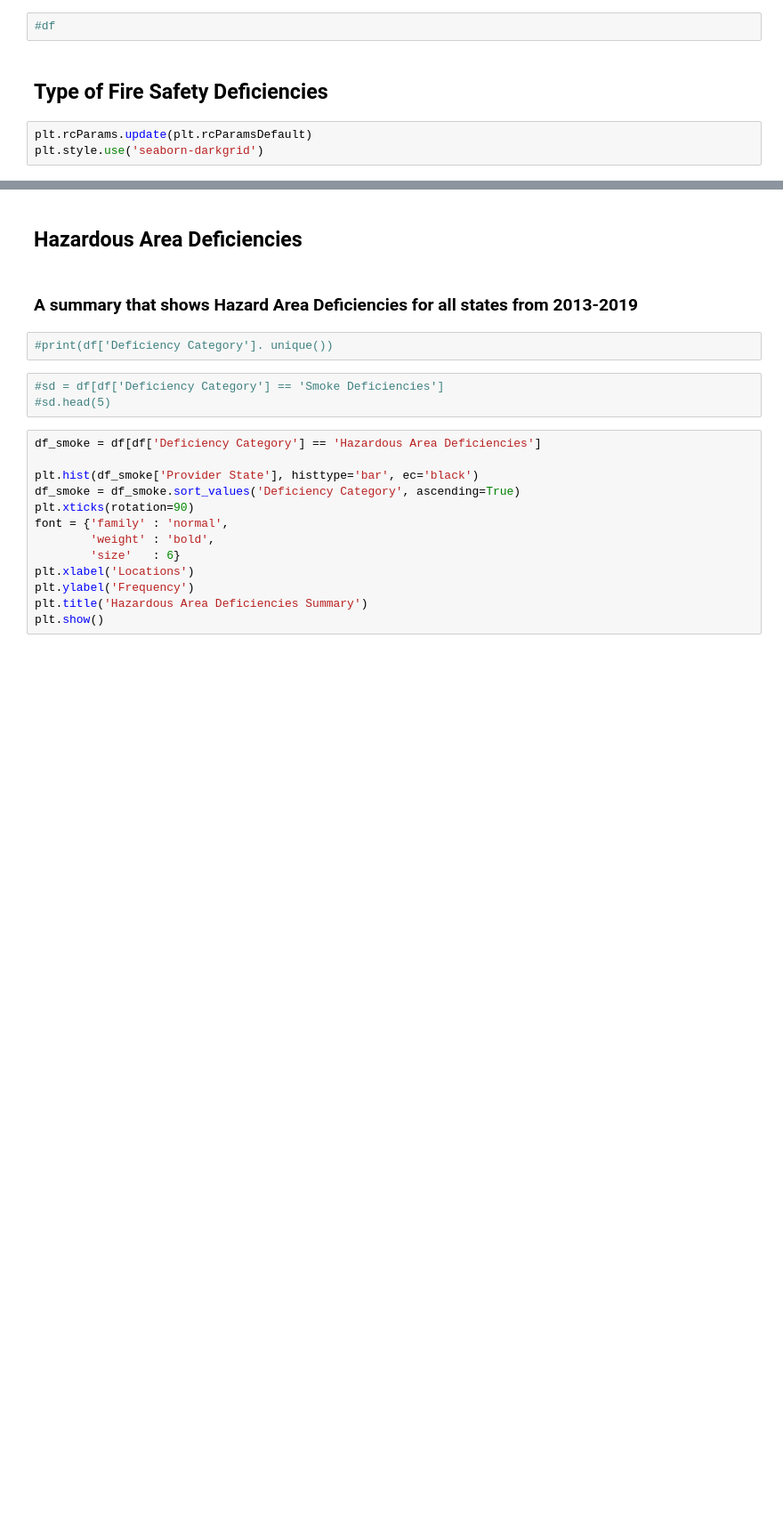
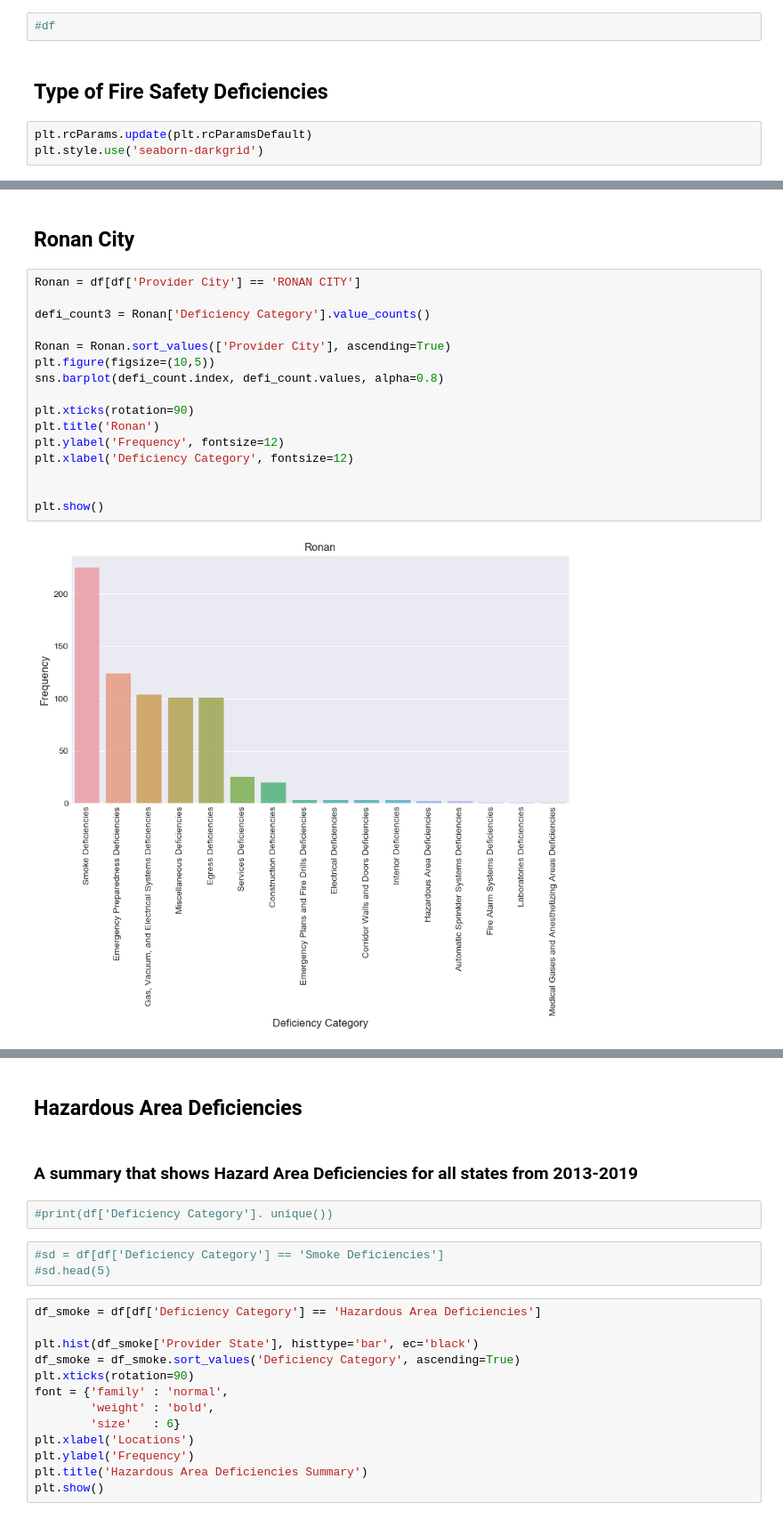
Before and after one commit to abenipa3/Fire-Safety-Deficiencies, a Jupyter notebook: Fire Safety Deficiencies.ipynb, the cells around one changed output, grey strips where cells are left out. Shown at 89% size. Cells and saved outputs as stored; diff of their text form; blank space fills up the shorter version.

```diff
--- a/Fire Safety Deficiencies.ipynb
+++ b/Fire Safety Deficiencies.ipynb
@@ -45,0 +113,20 @@ plt.show()
+# %% [markdown]
+## Ronan City
+# %%
+Ronan = df[df['Provider City'] == 'RONAN CITY']
+
+defi_count3 = Ronan['Deficiency Category'].value_counts()
+
+Ronan = Ronan.sort_values(['Provider City'], ascending=True)
+plt.figure(figsize=(10,5))
+sns.barplot(defi_count.index, defi_count.values, alpha=0.8)
+
+plt.xticks(rotation=90)
+plt.title('Ronan')
+plt.ylabel('Frequency', fontsize=12)
+plt.xlabel('Deficiency Category', fontsize=12)
+
+
+plt.show()
+# %% [output]
+[figure, added]
```
Also changed, not shown: parts of 23 cells of this notebook.
